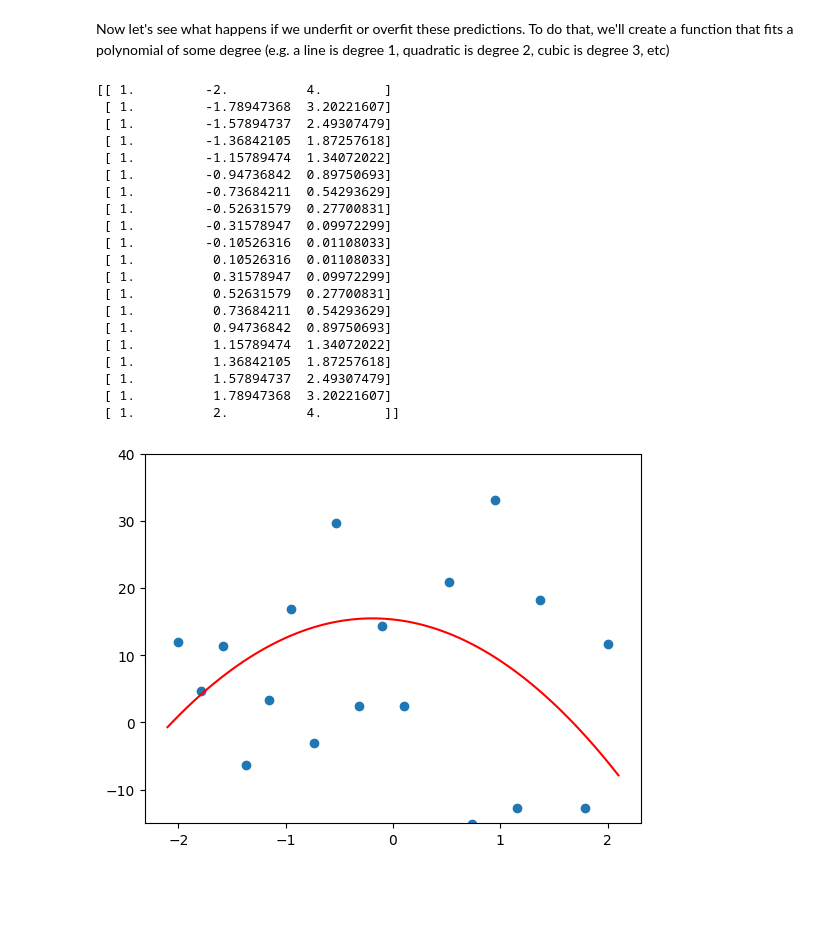
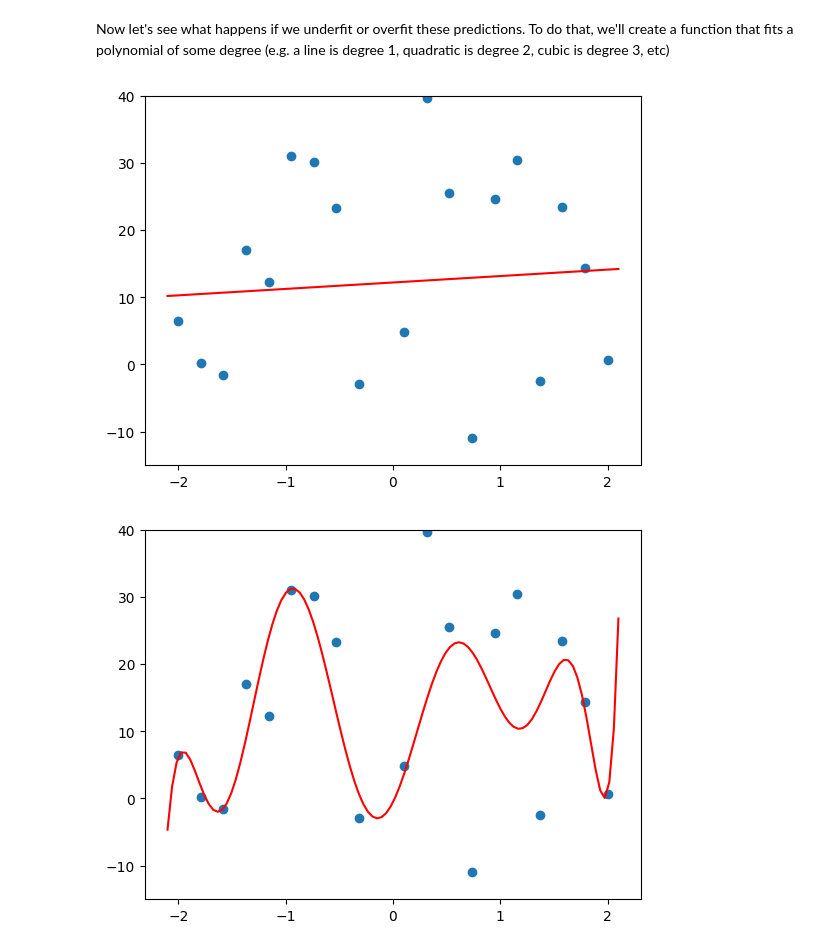
Before and after one commit to devshafi/Practical-DL, a Jupyter notebook: lesson4/nlp_transformers.ipynb, the cells around one changed output. Cells and saved outputs as stored; diff of their text form; code cells hidden in the pictures; blank space fills up the shorter version.

```diff
--- a/lesson4/nlp_transformers.ipynb
+++ b/lesson4/nlp_transformers.ipynb
@@ -210,11 +210,7 @@ def plot_function(f, min=-2.1, max=2.1, color="r", y_lim=None):
     x = np.linspace(min, max, 100)[:None]
     if y_lim:
         plt.ylim(y_lim)
-    plt.plot(
-        x,
-        f(x),
-        color,
-    )
+    plt.plot(x, f(x), color)
 # %%
 plot_function(f)
 # %% [output]
@@ -280,24 +279,10 @@ def plot_poly(degree):
 # %%
-plot_poly(2)
+# Udnerdfit Example
+plot_poly(1)
 # %% [output]
-[[ 1.         -2.          4.        ]
- [ 1.         -1.78947368  3.20221607]
- [ 1.         -1.57894737  2.49307479]
- [ 1.         -1.36842105  1.87257618]
- [ 1.         -1.15789474  1.34072022]
- [ 1.         -0.94736842  0.89750693]
- [ 1.         -0.73684211  0.54293629]
- [ 1.         -0.52631579  0.27700831]
- [ 1.         -0.31578947  0.09972299]
- [ 1.         -0.10526316  0.01108033]
- [ 1.          0.10526316  0.01108033]
- [ 1.          0.31578947  0.09972299]
- [ 1.          0.52631579  0.27700831]
- [ 1.          0.73684211  0.54293629]
- [ 1.          0.94736842  0.89750693]
- [ 1.          1.15789474  1.34072022]
- [ 1.          1.36842105  1.87257618]
- [ 1.          1.57894737  2.49307479]
- [ 1.          1.78947368  3.20221607]
- [ 1.          2.          4.        ]]
-[figure, old version]
+[figure, new version]
+# %%
+#Overfit example
+plot_poly(10)
+# %% [output]
+[figure, added]
```
Also changed, not shown: parts of 3 cells of this notebook.
